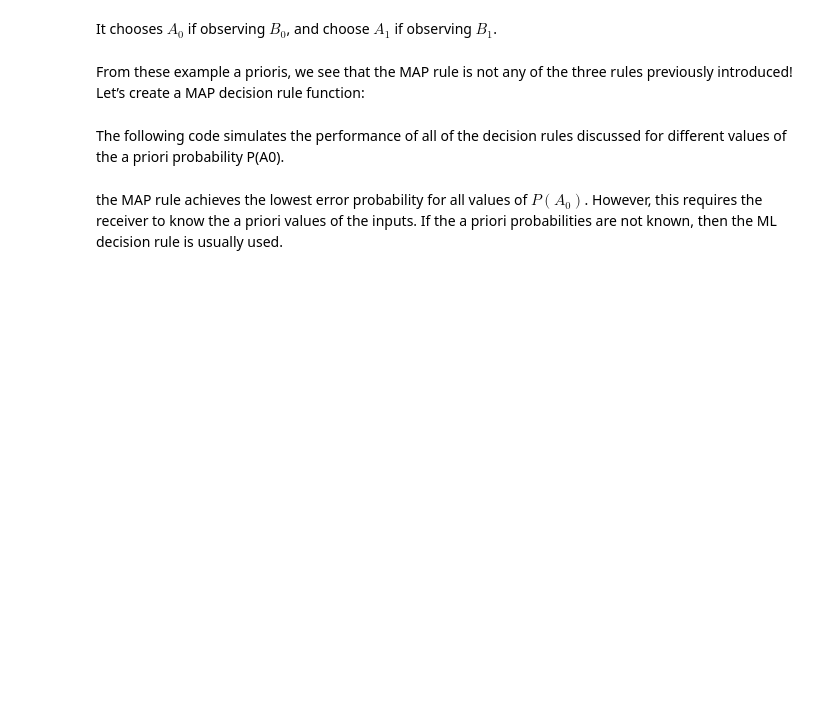
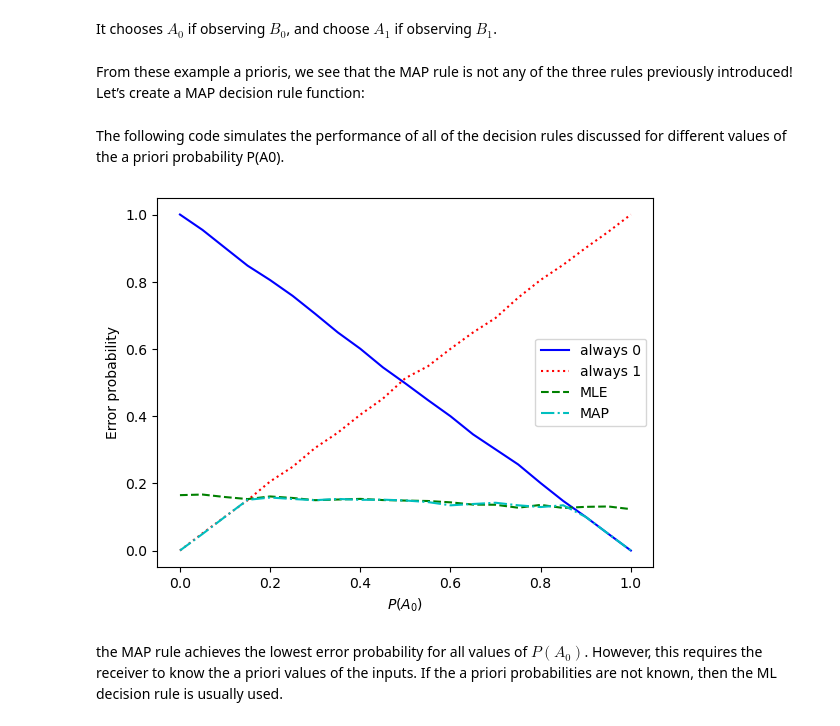
Before and after one commit to tyler-ruble/eel3850S25, a Jupyter notebook: lectures/lecture05-Decision-Rules/Lecture5-in-class-edits.ipynb, the cells around one changed output. Cells and saved outputs as stored; diff of their text form; code cells hidden in the pictures; blank space fills up the shorter version.

```diff
--- a/lectures/lecture05-Decision-Rules/Lecture5-in-class-edits.ipynb
+++ b/lectures/lecture05-Decision-Rules/Lecture5-in-class-edits.ipynb
@@ -169,6 +199,7 @@ previously introduced! Let’s create a MAP decision rule function:
 def MAP(observation, P, PA0):
     # Take the jth column and multiply it elementwise by the
     # a priori probability vector
+    scaled_apps = P[:, observation]*np.array([PA0, 1-PA0])
     return np.argmax(scaled_apps)
 # %% [markdown]
 The following code simulates the performance of all of the decision rules discussed for
@@ -182,12 +213,24 @@ pe_ML = []
 pe_MAP = []
 
 for PA0 in tqdm(input_probs):
+    pe_always0 += [sim2to2(always_decide0, P, PA0)]
+    pe_always1 += [sim2to2(always_decide1, P, PA0)]
+    pe_ML += [sim2to2(MLE, P, PA0)]
+    pe_MAP += [sim2to2(MAP, P, PA0)]
 # %%
 import matplotlib.pyplot as plt
+
+
+plt.plot(input_probs, pe_always0, 'b-', label="always 0")
+plt.plot(input_probs, pe_always1, 'r:', label="always 1")
+plt.plot(input_probs, pe_ML, 'g--', label="MLE")
+plt.plot(input_probs, pe_MAP, 'c-.', label="MAP")
 
 plt.legend()
 plt.xlabel('$P(A_0)$')
 plt.ylabel('Error probability');
+# %% [output]
+[figure, added]
 # %% [markdown]
 the MAP rule achieves the lowest error probability for all values of
 $P(A_0)$. However, this requires the receiver to know the a priori values of the inputs. If the
```
Also changed, not shown: parts of 9 cells of this notebook.
